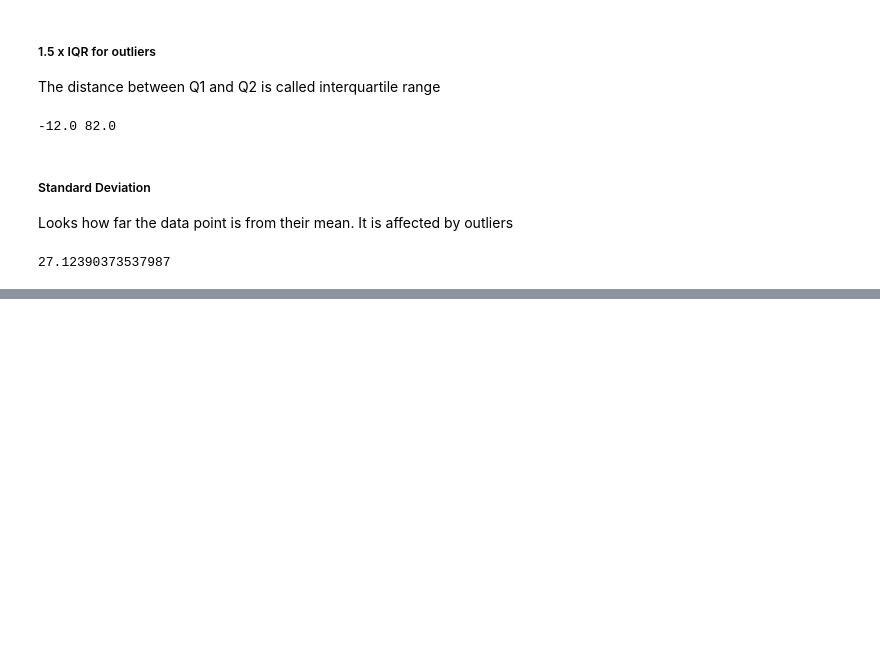
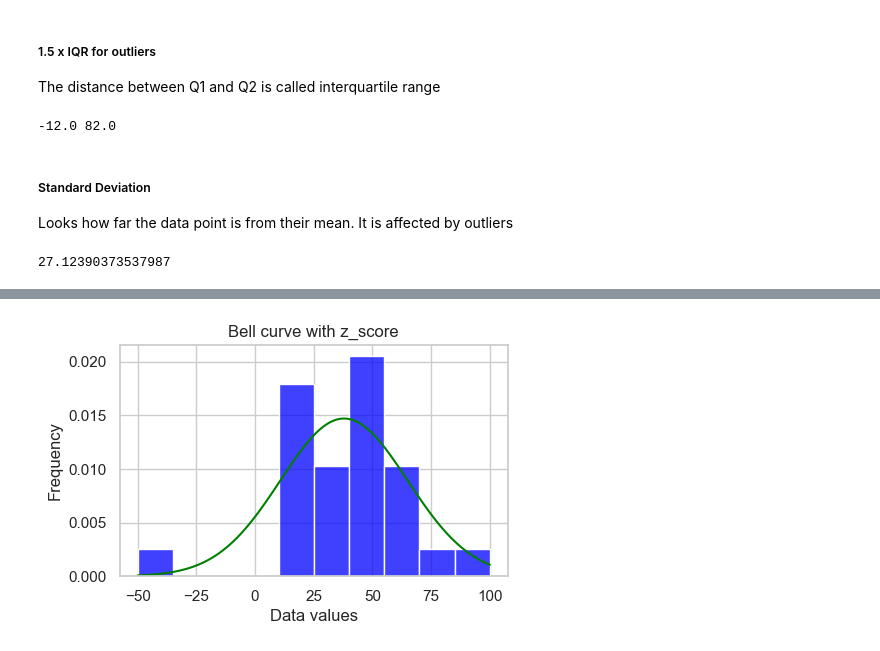
Before and after one commit to btemovska/Statistics, a Jupyter notebook: Part I: Looking at Data/Chapter 1 Looking at Data Distributions.ipynb, the cells around one changed output, grey strips where cells are left out. Drawn from its saved outputs; the diff is of its cells as text; code cells hidden in the pictures; blank space fills up the shorter version.

```diff
--- a/Part I: Looking at Data/Chapter 1 Looking at Data Distributions.ipynb
+++ b/Part I: Looking at Data/Chapter 1 Looking at Data Distributions.ipynb
@@ -125,0 +128,7 @@ st_dev
+# %%
+df['mean'] = df['Data'].mean()
+df['st_dev'] = df['Data'].std()
+
+df['z_score'] = zscore(df['Data'])
+df = df.sort_values(by='z_score')
+df
@@ -125,0 +153,17 @@ st_dev
+# %%
+from scipy.stats import norm, zscore
+
+mean = df['Data'].mean()
+std = df['Data'].std()
+
+plt.figure(figsize=(5, 3))
+sns.histplot(df['Data'], stat='density', color='blue', bins=10)
+x = np.linspace(df['Data'].min(), df['Data'].max(), 100)
+plt.plot(x, norm.pdf(x, mean, std), color='green')  #normal distribution curve
+
+plt.title('Bell curve with z_score')
+plt.xlabel('Data values')
+plt.ylabel('Frequency')
+plt.show()
+# %% [output]
+[figure, added]
```
Also changed, not shown: parts of 3 cells of this notebook.
